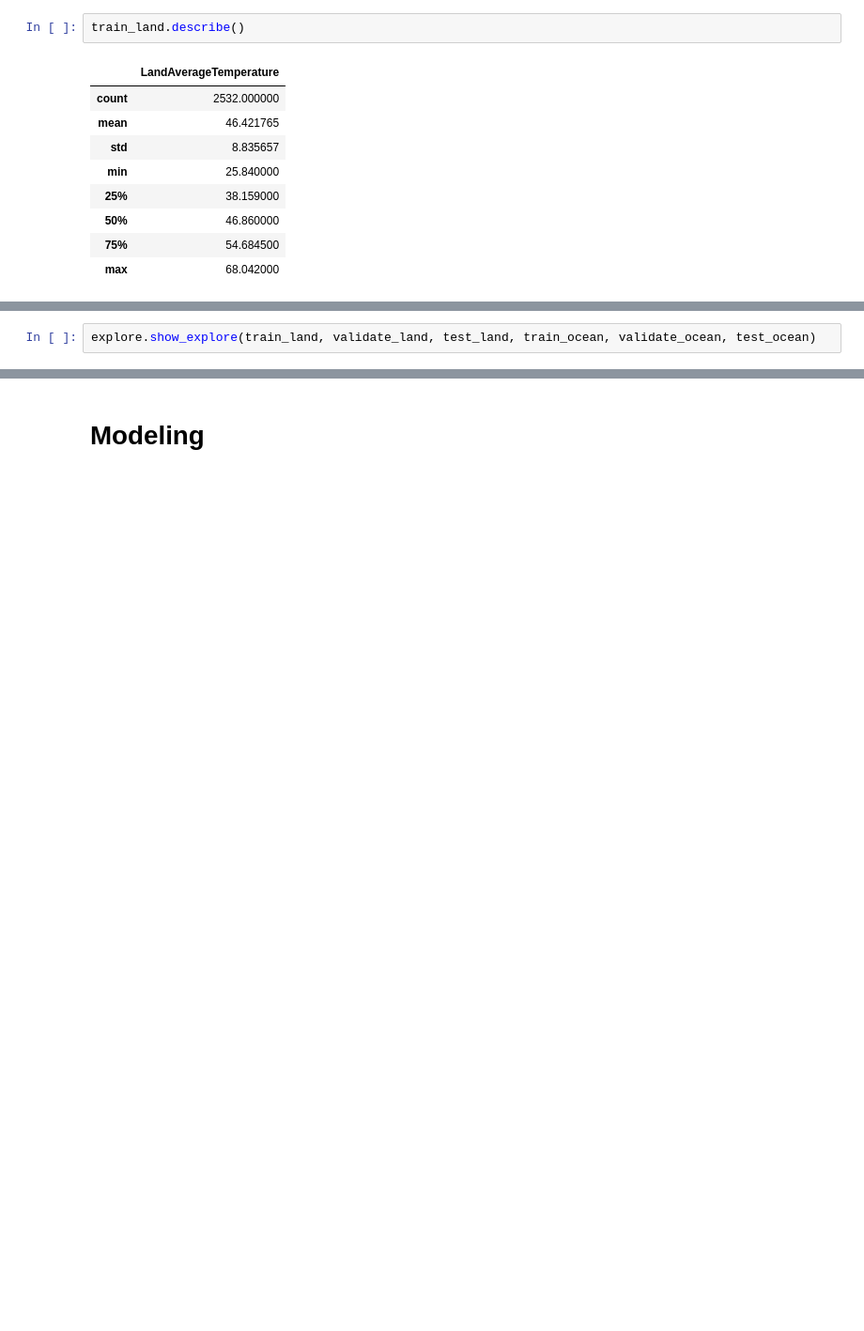
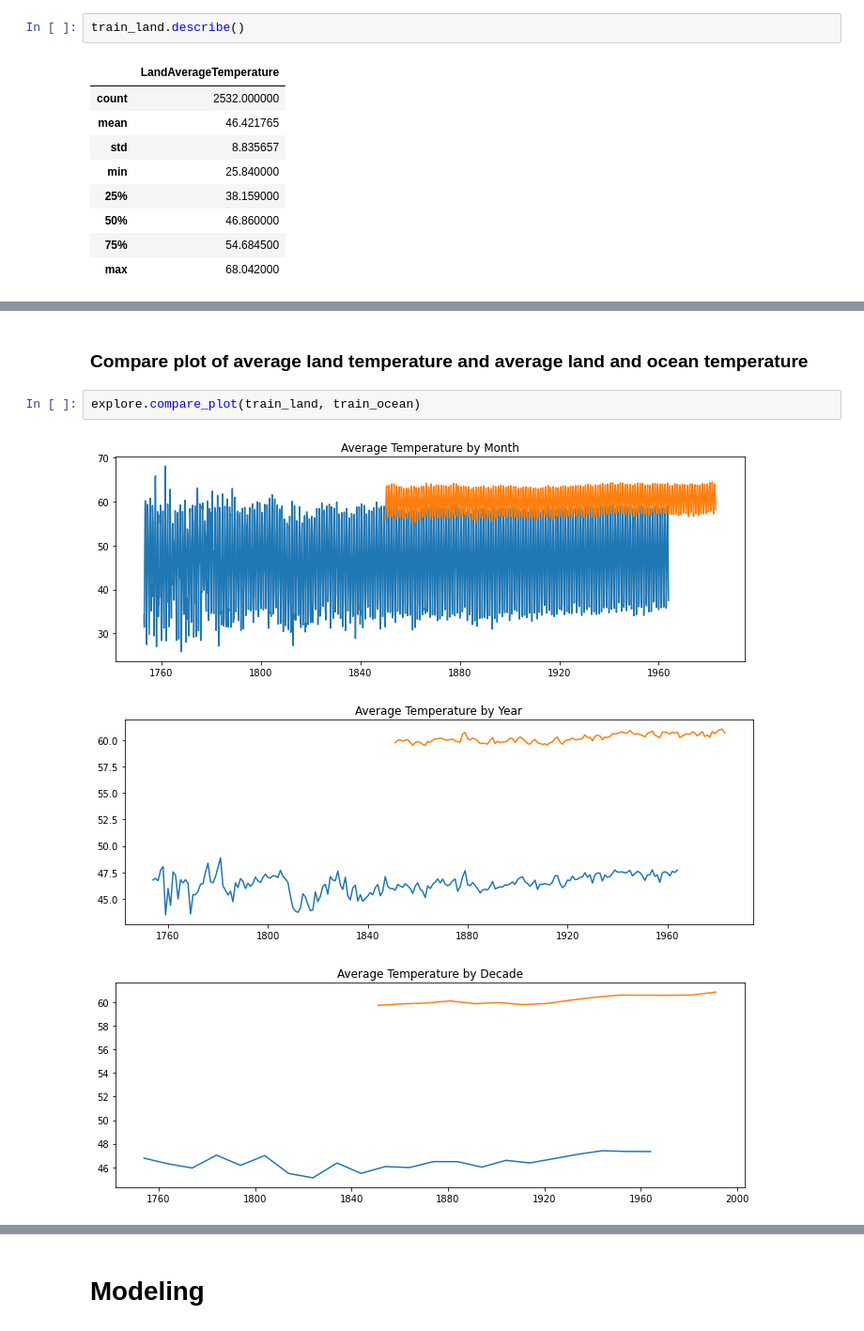
Before and after one commit to Johndsalas/earths_temperature_time_series, a Jupyter notebook: main_notebook.ipynb, the cells around one changed output, grey strips where cells are left out. Shown at 94% size. Cells and saved outputs as stored; diff of their text form; blank space fills up the shorter version.

```diff
--- a/main_notebook.ipynb
+++ b/main_notebook.ipynb
@@ -155,2 +196,8 @@ train_ocean.describe()
+# %% [markdown]
+### Compare plot of average land temperature and average land and ocean temperature
 # %%
-explore.show_explore(train_land, validate_land, test_land, train_ocean, validate_ocean, test_ocean)
+explore.compare_plot(train_land, train_ocean)
+# %% [output]
+[figure, added]
+[figure, added]
+[figure, added]
```
Also changed, not shown: parts of 36 cells of this notebook, 2 other files.
